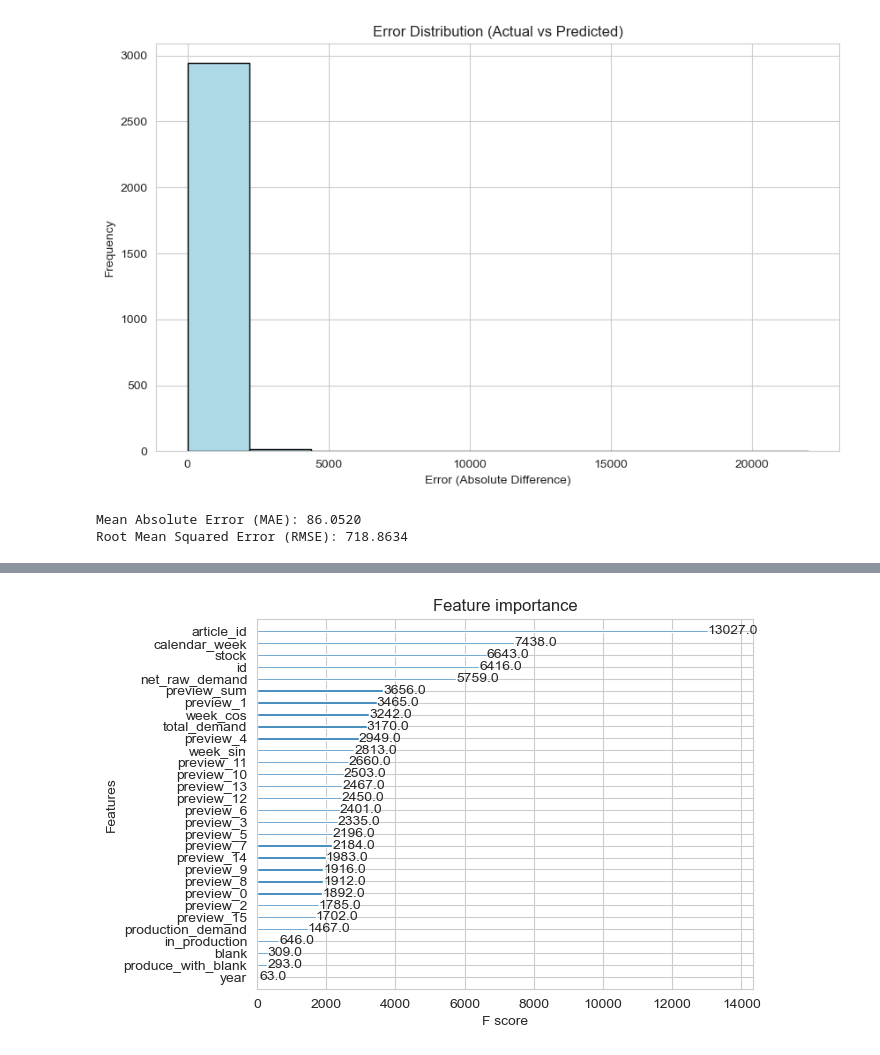
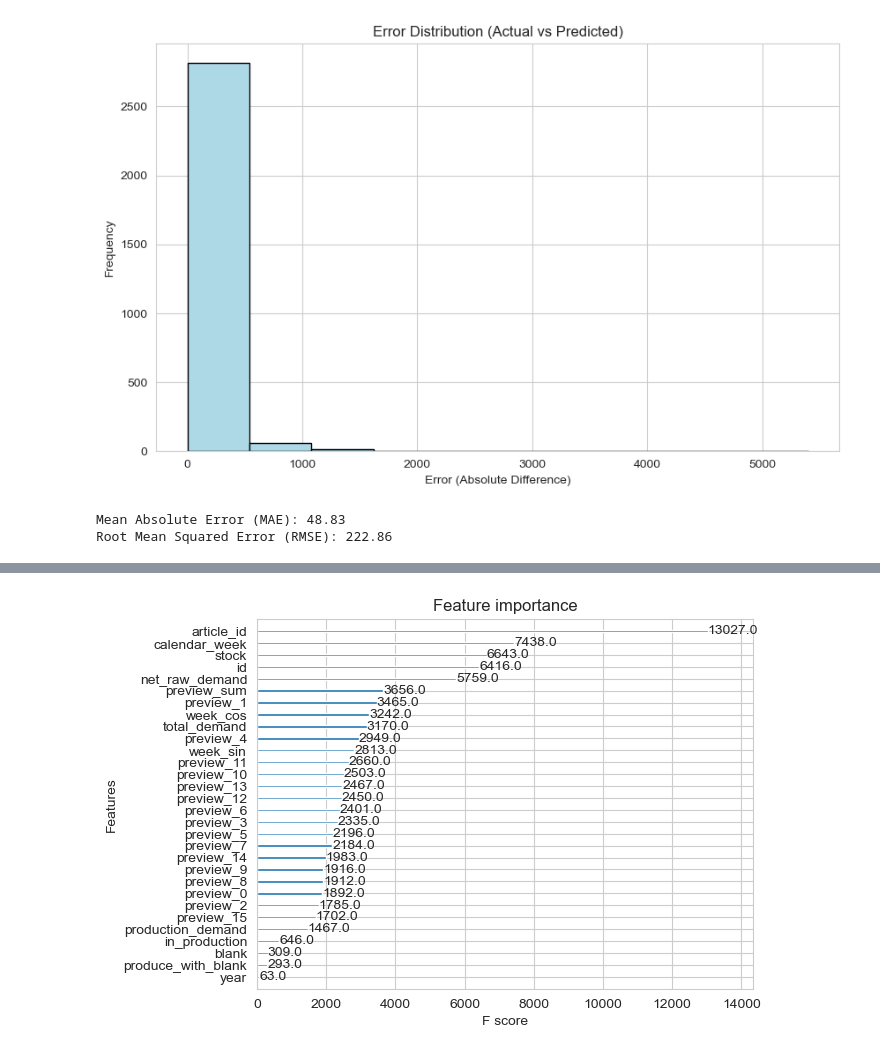
Before and after one commit to Y0d4l3/forecast-ki, a Jupyter notebook: plot.ipynb, the cells around one changed output, grey strips where cells are left out. Drawn from its saved outputs; the diff is of its cells as text; code cells hidden in the pictures.

```diff
--- a/plot.ipynb
+++ b/plot.ipynb
@@ -1,31 +1,31 @@
 # %%
 import pandas as pd
 import numpy as np
 import matplotlib.pyplot as plt
 from sklearn.metrics import mean_absolute_error, mean_squared_error
 
-df = pd.read_csv('prediction/prediction.csv')
+df = pd.read_csv('predictions/xgboost.csv')
 
 actual = df['actual']
 predicted = df['predicted']
 
 df['error'] = abs(actual - predicted)
 
 mae = mean_absolute_error(actual, predicted)
 rmse = np.sqrt(mean_squared_error(actual, predicted))
 
 plt.figure(figsize=(10, 6))
 plt.hist(df['error'], bins=10, color='lightblue', edgecolor='black')
 plt.title('Error Distribution (Actual vs Predicted)')
 plt.xlabel('Error (Absolute Difference)')
 plt.ylabel('Frequency')
 plt.grid(True)
 plt.show()
 
 print(f'Mean Absolute Error (MAE): {mae:.2f}')
 print(f'Root Mean Squared Error (RMSE): {rmse:.2f}')
 # %% [output]
-[figure, old version]
+[figure, new version]
-Mean Absolute Error (MAE): 86.0520
-Root Mean Squared Error (RMSE): 718.8634
+Mean Absolute Error (MAE): 48.83
+Root Mean Squared Error (RMSE): 222.86
 # %%
```
Also changed, not shown: parts of 2 cells of this notebook, 4 other files.
